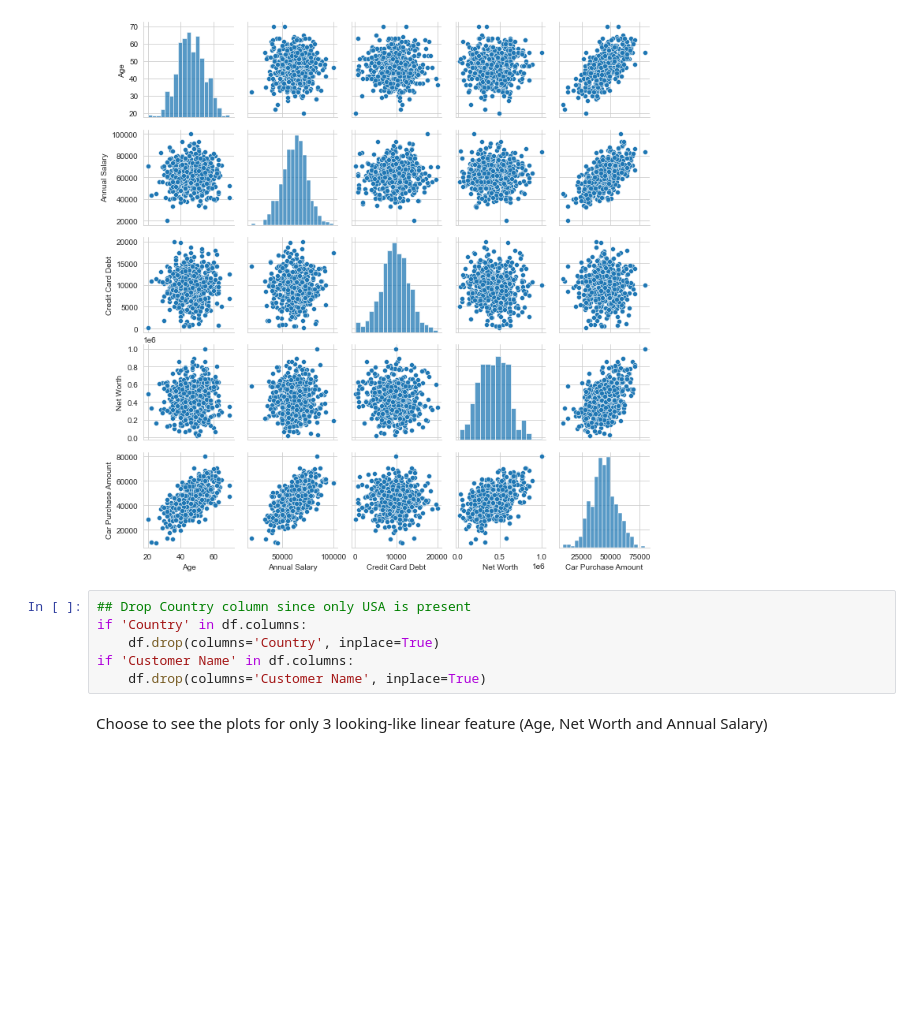
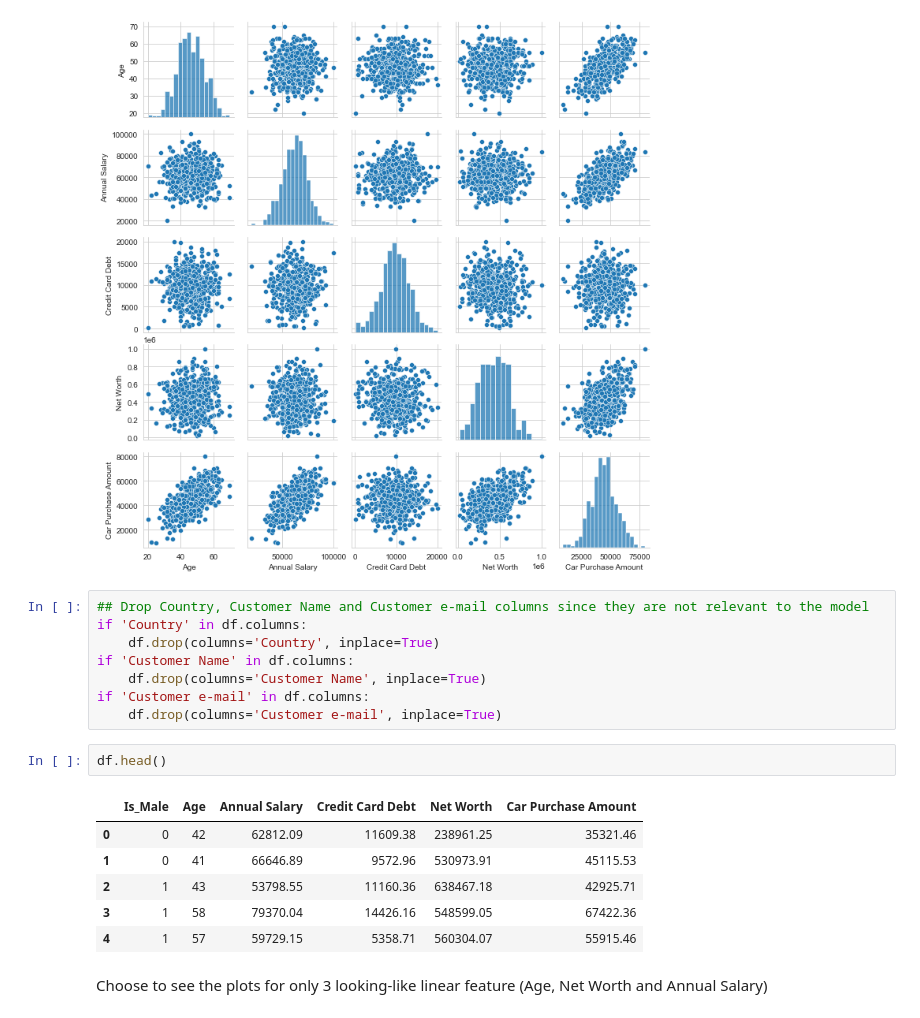
Before and after one commit to natthawit-jan/car_price_prediction_proj, a Jupyter notebook: car_prediction.ipynb, the cells around one changed output. Cells and saved outputs as stored; diff of their text form; blank space fills up the shorter version.

```diff
--- a/car_prediction.ipynb
+++ b/car_prediction.ipynb
@@ -96,11 +99,22 @@ sns.pairplot(data=df.drop(columns=['Is_Male']), height=2)
 <seaborn.axisgrid.PairGrid at 0x...>
 [figure]
 # %%
-## Drop Country column since only USA is present
+## Drop Country, Customer Name and Customer e-mail columns since they are not relevant to the model
 if 'Country' in df.columns:
     df.drop(columns='Country', inplace=True)
 if 'Customer Name' in df.columns:
     df.drop(columns='Customer Name', inplace=True)
+if 'Customer e-mail' in df.columns:
+    df.drop(columns='Customer e-mail', inplace=True)
+# %%
+df.head()
+# %% [output]
+|  | Is_Male | Age | Annual Salary | Credit Card Debt | Net Worth | Car Purchase Amount |
+| 0 | 0 | 42 | 62812.09 | 11609.38 | 238961.25 | 35321.46 |
+| 1 | 0 | 41 | 66646.89 | 9572.96 | 530973.91 | 45115.53 |
+| 2 | 1 | 43 | 53798.55 | 11160.36 | 638467.18 | 42925.71 |
+| 3 | 1 | 58 | 79370.04 | 14426.16 | 548599.05 | 67422.36 |
+| 4 | 1 | 57 | 59729.15 | 5358.71 | 560304.07 | 55915.46 |
 # %% [markdown]
 Choose to see the plots for only 3 looking-like linear feature (Age, Net Worth and Annual Salary)
 # %%
```
Also changed, not shown: parts of 2 cells of this notebook, 1 other file.
